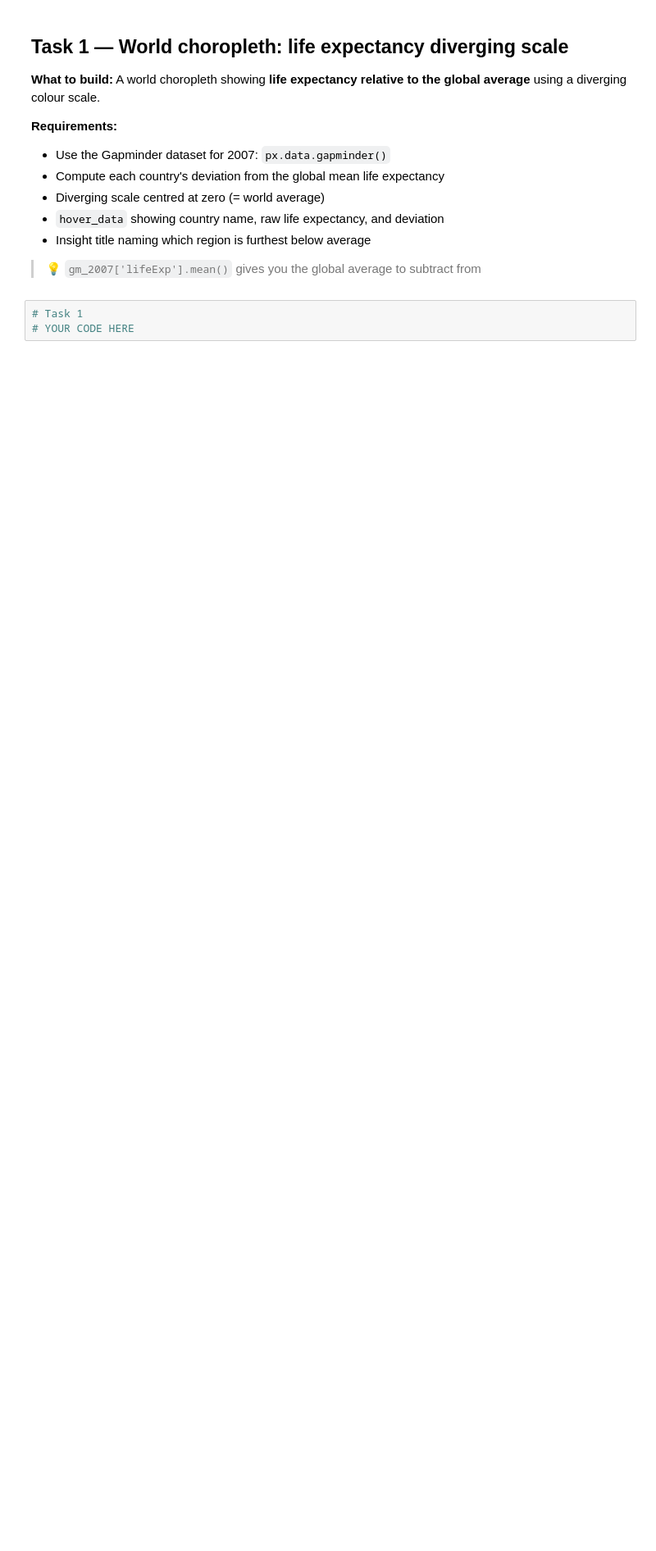
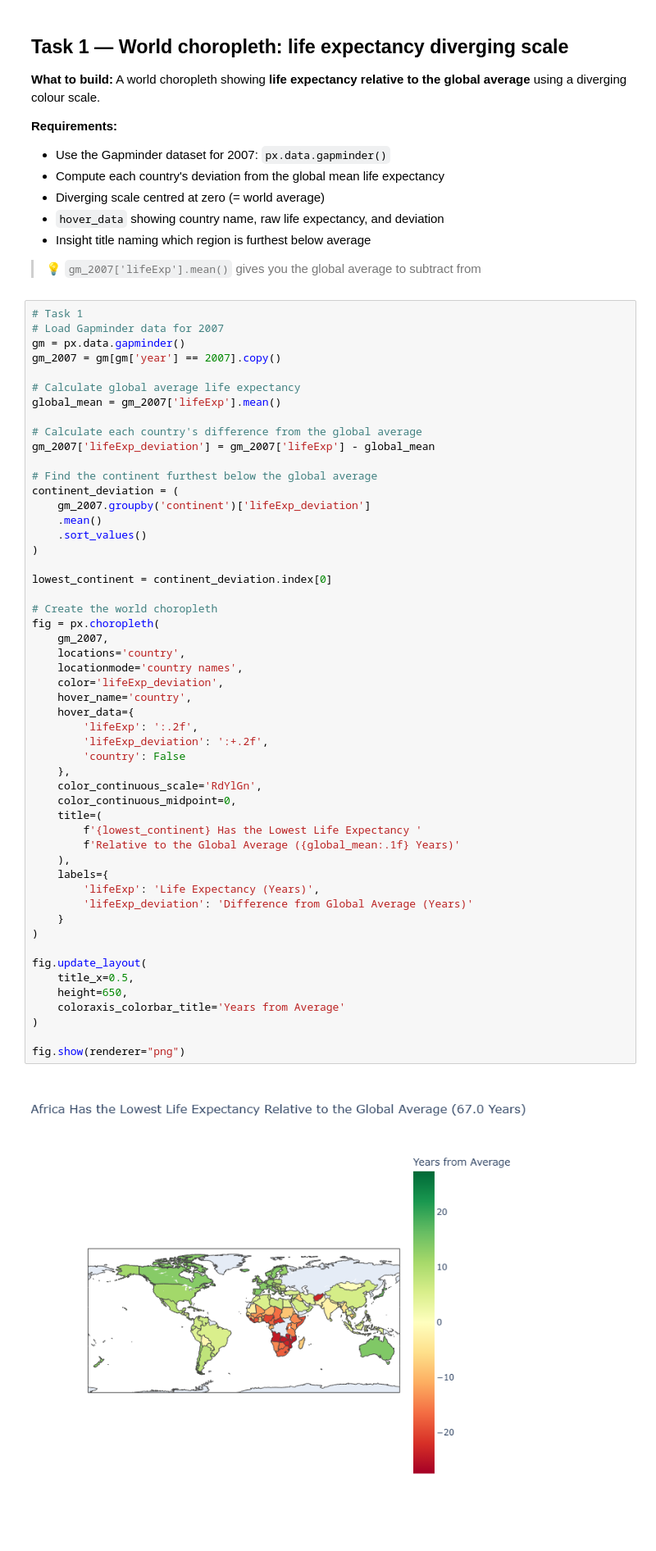
Before and after one commit to nithinchowdary59/dataviz-exercises-Nithin_Chowdary_Raya, a Jupyter notebook: week06/lecture06_exercise.ipynb, the cells around one changed output. Shown at 82% size. Drawn from its saved outputs; the diff is of its cells as text; blank space fills up the shorter version.

Commit message:
Complete Week 6 choropleth exercises

```diff
--- a/week06/lecture06_exercise.ipynb
+++ b/week06/lecture06_exercise.ipynb
@@ -31,7 +31,58 @@ import json
 > 💡 `gm_2007['lifeExp'].mean()` gives you the global average to subtract from
 # %%
 # Task 1
-# YOUR CODE HERE
+# Load Gapminder data for 2007
+gm = px.data.gapminder()
+gm_2007 = gm[gm['year'] == 2007].copy()
+
+# Calculate global average life expectancy
+global_mean = gm_2007['lifeExp'].mean()
+
+# Calculate each country's difference from the global average
+gm_2007['lifeExp_deviation'] = gm_2007['lifeExp'] - global_mean
+
+# Find the continent furthest below the global average
+continent_deviation = (
+    gm_2007.groupby('continent')['lifeExp_deviation']
+    .mean()
+    .sort_values()
+)
+
+lowest_continent = continent_deviation.index[0]
+
+# Create the world choropleth
+fig = px.choropleth(
+    gm_2007,
+    locations='country',
+    locationmode='country names',
+    color='lifeExp_deviation',
+    hover_name='country',
+    hover_data={
+        'lifeExp': ':.2f',
+        'lifeExp_deviation': ':+.2f',
+        'country': False
+    },
+    color_continuous_scale='RdYlGn',
+    color_continuous_midpoint=0,
+    title=(
+        f'{lowest_continent} Has the Lowest Life Expectancy '
+        f'Relative to the Global Average ({global_mean:.1f} Years)'
+    ),
+    labels={
+        'lifeExp': 'Life Expectancy (Years)',
+        'lifeExp_deviation': 'Difference from Global Average (Years)'
+    }
+)
+
+fig.update_layout(
+    title_x=0.5,
+    height=650,
+    coloraxis_colorbar_title='Years from Average'
+)
+
+fig.show(renderer="png")
+# %% [output]
+[figure, added]
 # %% [markdown]
 ## Task 2 — Find your own GeoJSON
 
```
Also changed, not shown: parts of 3 cells of this notebook.
